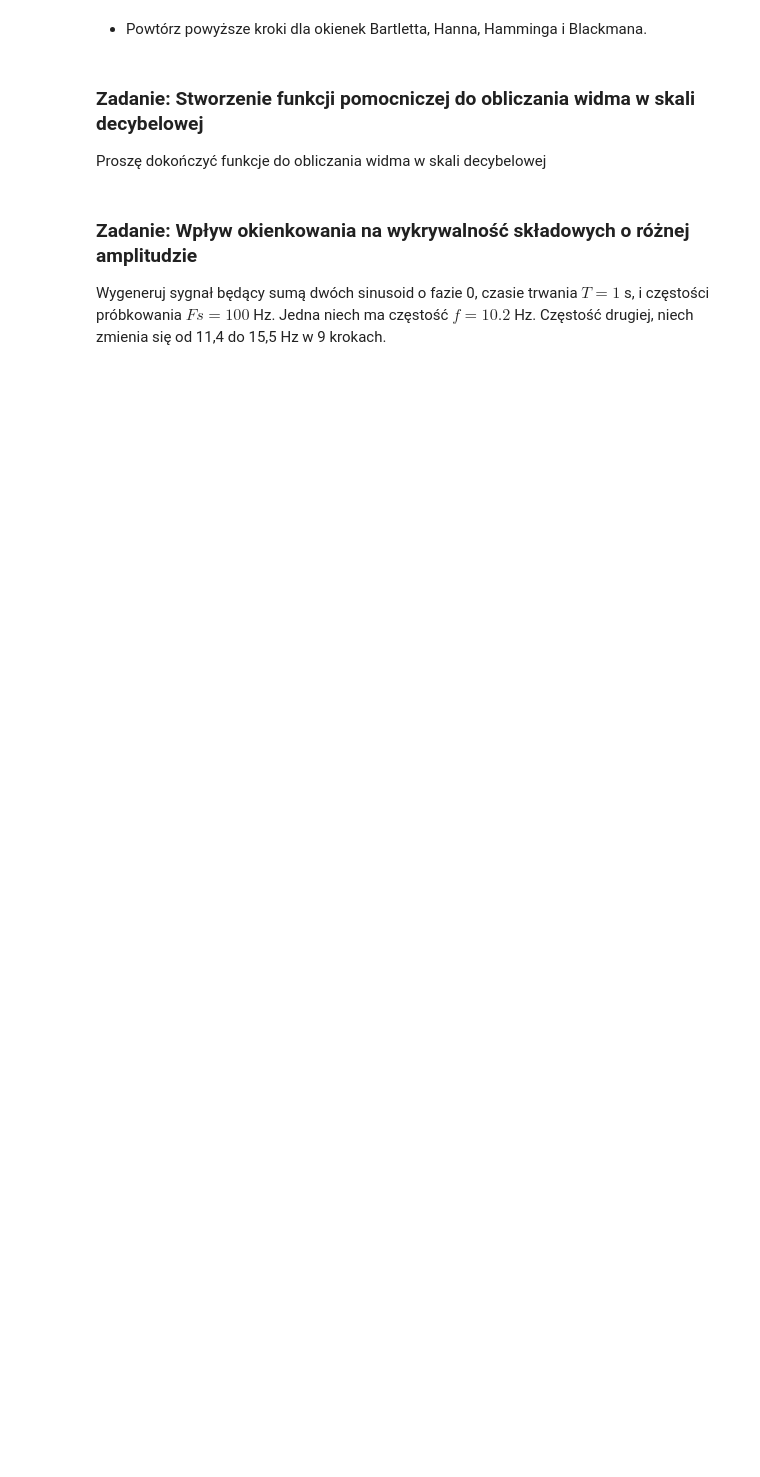
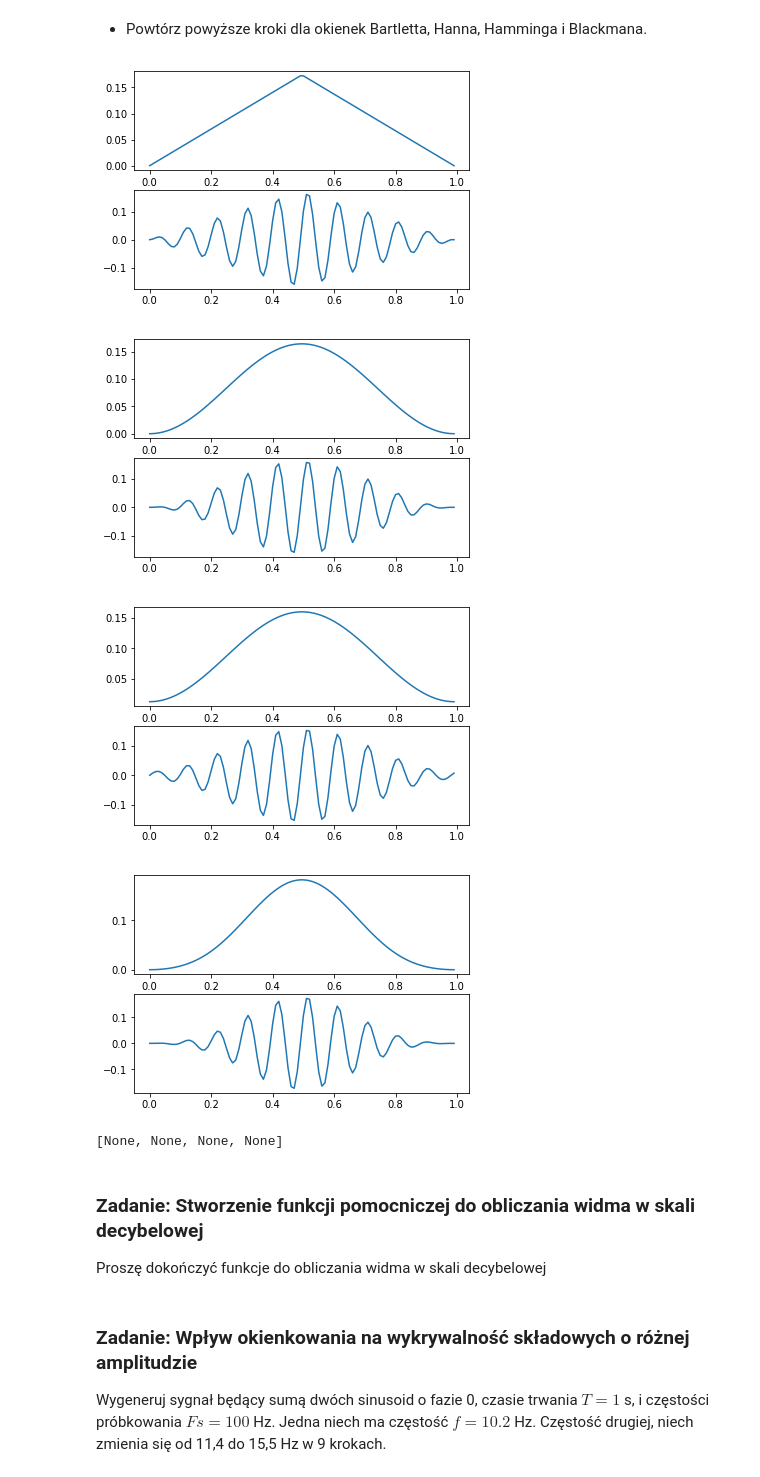
Before and after one commit to PPierzc/Analiza-Sygna-w, a Jupyter notebook: 5/05_okienkowanie_student.ipynb, the cells around one changed output. Cells and saved outputs as stored; diff of their text form; code cells hidden in the pictures; blank space fills up the shorter version.

```diff
--- a/5/05_okienkowanie_student.ipynb
+++ b/5/05_okienkowanie_student.ipynb
@@ -124,5 +133,23 @@ Zokienkuj sygnał mnożąc sinusoidę przez unormowane okienko
 # %% [markdown]
 * Powtórz powyższe kroki dla okienek Bartletta, Hanna, Hamminga i Blackmana.
+# %%
+def window_f(window):
+    window = window / np.linalg.norm(window)
+    s_windowed = s * window
+    plt.subplot(2,1,1)
+    plt.plot(t, window)
+    plt.subplot(2,1,2)
+    plt.plot(t, s_windowed)
+    plt.show()
+
+windows = [signal.bartlett(len(s)), signal.hann(len(s)), signal.hamming(len(s)), signal.blackman(len(s))]
+list(map(lambda w: window_f(w), windows))
+# %% [output]
+[figure, added]
+[figure, added]
+[figure, added]
+[figure, added]
+[None, None, None, None]
 # %% [markdown]
 ### Zadanie: Stworzenie funkcji pomocniczej do obliczania widma w skali decybelowej
 Proszę dokończyć funkcje do obliczania widma w skali decybelowej
```
Also changed, not shown: parts of 18 cells of this notebook.
